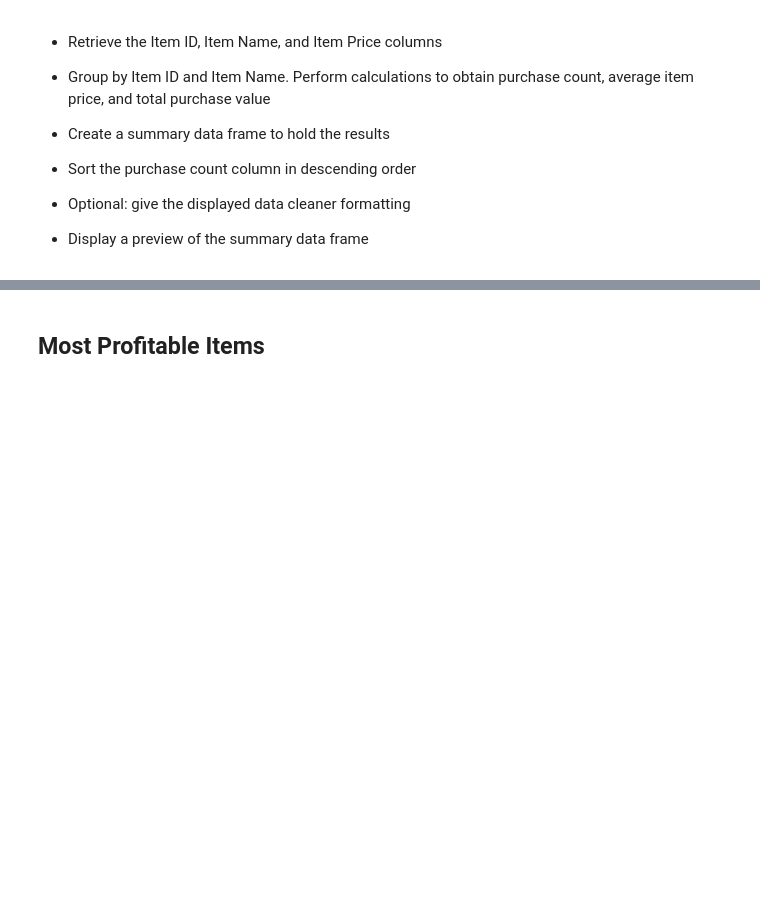
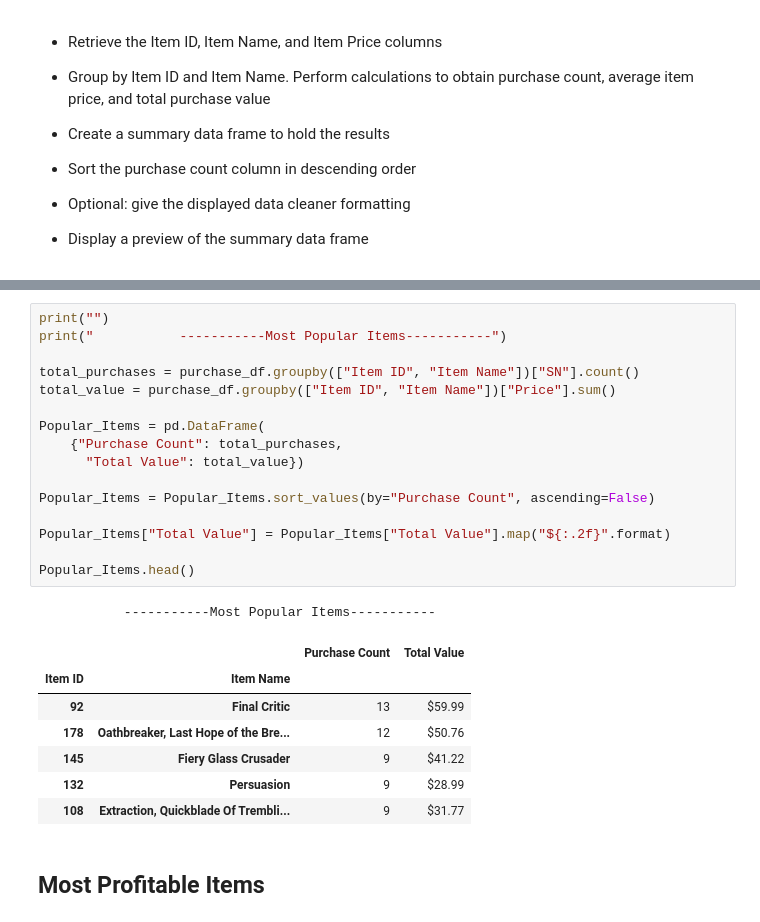
Before and after one commit to Squonk713/pandas-challenge, a Jupyter notebook: HeroesOfPymoli2.ipynb, the cells around one changed output, grey strips where cells are left out. Cells and saved outputs as stored; diff of their text form; blank space fills up the shorter version.

```diff
--- a/HeroesOfPymoli2.ipynb
+++ b/HeroesOfPymoli2.ipynb
@@ -215,3 +317,28 @@ summary_df
+# %%
+print("")
+print("           -----------Most Popular Items-----------")
+
+total_purchases = purchase_df.groupby(["Item ID", "Item Name"])["SN"].count()
+total_value = purchase_df.groupby(["Item ID", "Item Name"])["Price"].sum()
+
+Popular_Items = pd.DataFrame(
+    {"Purchase Count": total_purchases,
+      "Total Value": total_value})
+
+Popular_Items = Popular_Items.sort_values(by="Purchase Count", ascending=False)
+
+Popular_Items["Total Value"] = Popular_Items["Total Value"].map("${:.2f}".format)
+
+Popular_Items.head()
+# %% [output]
+           -----------Most Popular Items-----------
+|  |  | Purchase Count | Total Value |
+| Item ID | Item Name |  |  |
+| 92 | Final Critic | 13 | $59.99 |
+| 178 | Oathbreaker, Last Hope of the Bre... | 12 | $50.76 |
+| 145 | Fiery Glass Crusader | 9 | $41.22 |
+| 132 | Persuasion | 9 | $28.99 |
+| 108 | Extraction, Quickblade Of Trembli... | 9 | $31.77 |
 # %% [markdown]
 ## Most Profitable Items
 # %% [markdown]
```
Also changed, not shown: parts of 16 cells of this notebook.
